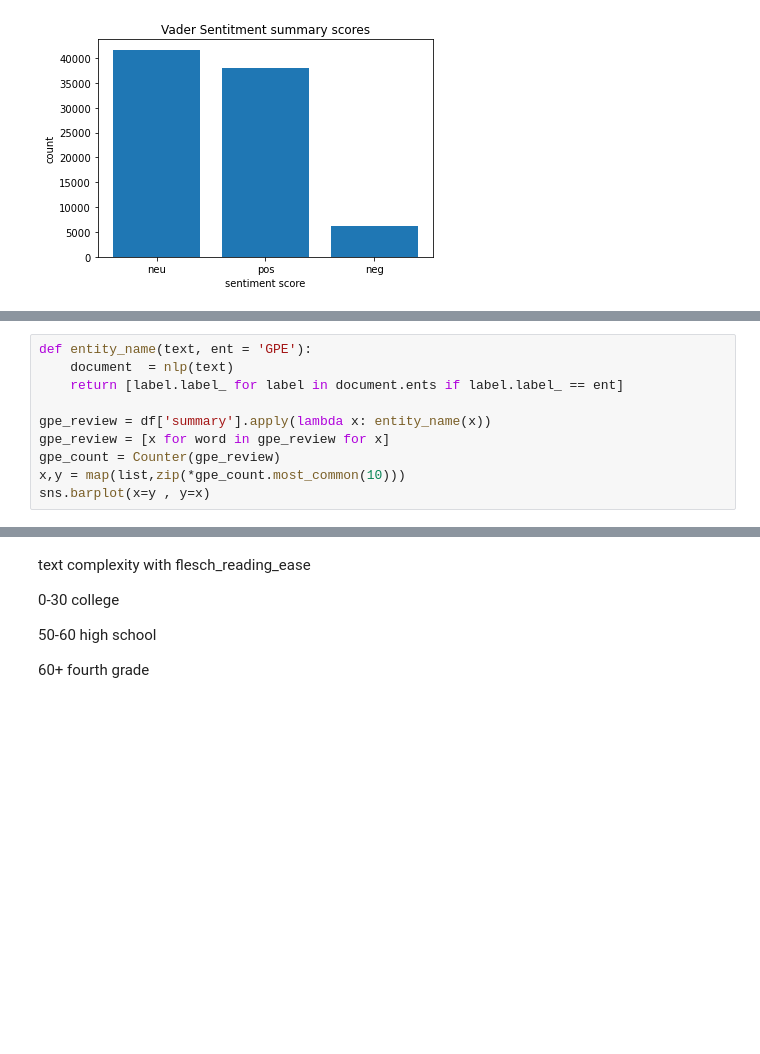
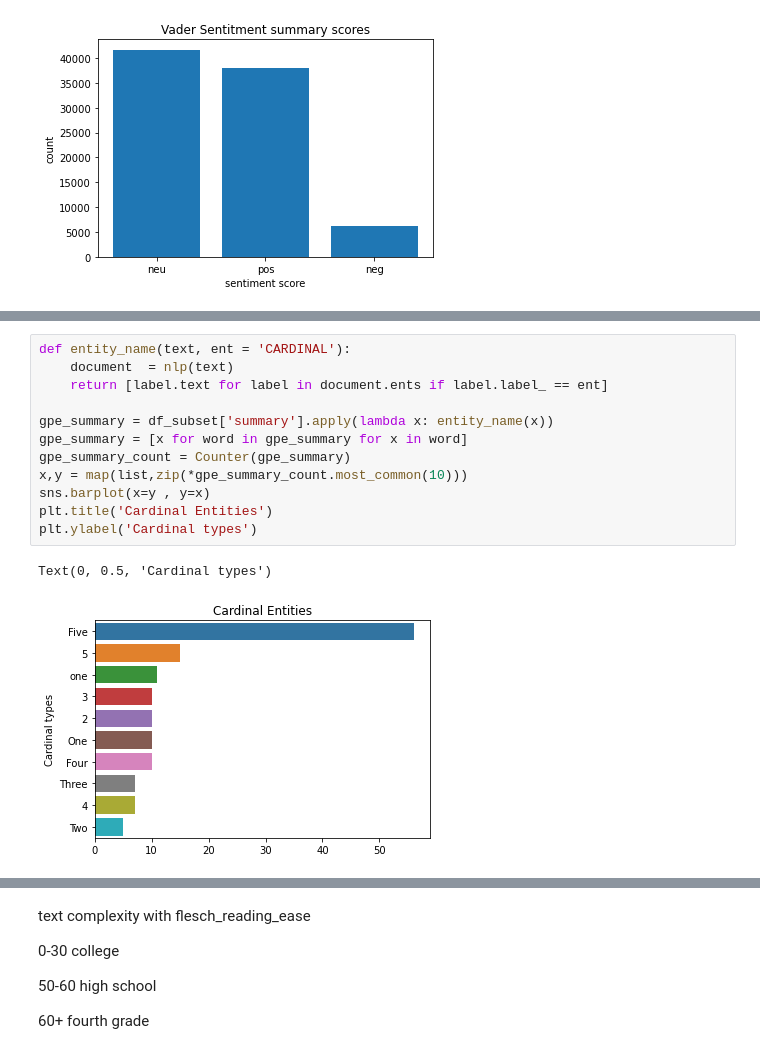
Before and after one commit to stefolosha/Capstone_3, a Jupyter notebook: Capstone_3_data_wrangling_and_EDA.ipynb, the cells around one changed output, grey strips where cells are left out. Saved outputs shown, nothing was run; the diff lists cells and outputs as text; blank space fills up the shorter version.

Commit message:
added organizational and cardinal names

```diff
--- a/Capstone_3_data_wrangling_and_EDA.ipynb
+++ b/Capstone_3_data_wrangling_and_EDA.ipynb
@@ -405,10 +413,15 @@ sns.barplot(x=y,y=x)
 # %%
-def entity_name(text, ent = 'GPE'):
+def entity_name(text, ent = 'CARDINAL'):
     document  = nlp(text)
-    return [label.label_ for label in document.ents if label.label_ == ent]
+    return [label.text for label in document.ents if label.label_ == ent]
 
-gpe_review = df['summary'].apply(lambda x: entity_name(x))
-gpe_review = [x for word in gpe_review for x]
-gpe_count = Counter(gpe_review)
-x,y = map(list,zip(*gpe_count.most_common(10)))
+gpe_summary = df_subset['summary'].apply(lambda x: entity_name(x))
+gpe_summary = [x for word in gpe_summary for x in word]
+gpe_summary_count = Counter(gpe_summary)
+x,y = map(list,zip(*gpe_summary_count.most_common(10)))
 sns.barplot(x=y , y=x)
+plt.title('Cardinal Entities')
+plt.ylabel('Cardinal types')
+# %% [output]
+Text(0, 0.5, 'Cardinal types')
+[figure, added]
```
Also changed, not shown: parts of 9 cells of this notebook.
